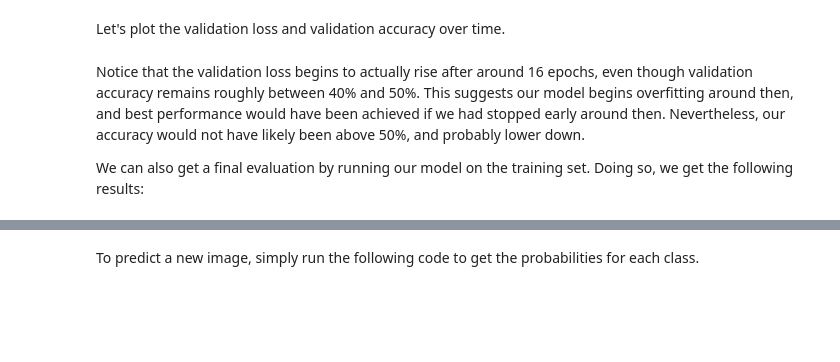
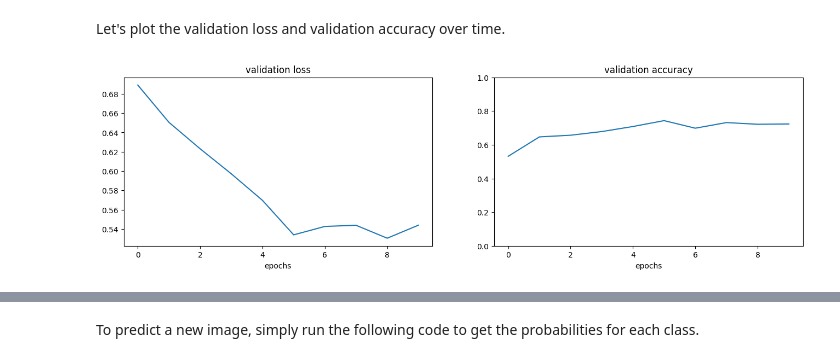
Before and after one commit to LucasRios/AIPhytonExamples, a Jupyter notebook: transfer_learning.ipynb, the cells around one changed output, grey strips where cells are left out. Saved outputs shown, nothing was run; the diff lists cells and outputs as text; code cells hidden in the pictures; blank space fills up the shorter version.

```diff
--- a/transfer_learning.ipynb
+++ b/transfer_learning.ipynb
@@ -98,14 +83,41 @@ def get_image(path):
 # %% [markdown]
 Load all the images from root folder
 # %%
+import gc
+
 data = []
+# 1. Definimos um limite seguro para o Colab Free (ex: 2000 imagens por categoria)
+limite_por_categoria = 2000
+
 for c, category in enumerate(categories):
     images = [os.path.join(dp, f) for dp, dn, filenames
               in os.walk(category) for f in filenames
               if os.path.splitext(f)[1].lower() in ['.jpg','.png','.jpeg']]
+
+    print(f"Tentando carregar {min(len(images), limite_por_categoria)} imagens de: {category}...")
+
+    count = 0
     for img_path in images:
+        if count >= limite_por_categoria:
+            break
+
         img, x = get_image(img_path)
-        data.append({'x':np.array(x[0]), 'y':c})
 
-# count the number of classes
+        if x is not None:
+            # 2. Convertemos para float16 IMEDIATAMENTE para economizar RAM
+            data.append({'x': np.array(x[0], dtype='float16'), 'y': c})
+            count += 1
+
+    # Ajuda a limpar lixo da memória entre uma categoria e outra
+    gc.collect()
+
 num_classes = len(categories)
+print(f"Total de imagens carregadas: {len(data)}")
+
+# --- CONVERSÃO PARA ARRAY FINAL ---
+print("Consolidando arrays...")
+X = np.array([item['x'] for item in data], dtype='float16')
+y = np.array([item['y'] for item in data], dtype='int32')
+
+
+gc.collect()
@@ -230,21 +283,19 @@ Let's plot the validation loss and validation accuracy over time.
 # %%
 fig = plt.figure(figsize=(16,4))
 ax = fig.add_subplot(121)
 ax.plot(history.history["val_loss"])
 ax.set_title("validation loss")
 ax.set_xlabel("epochs")
 
 ax2 = fig.add_subplot(122)
-ax2.plot(history.history["val_acc"])
+ax2.plot(history.history["val_accuracy"])
 ax2.set_title("validation accuracy")
 ax2.set_xlabel("epochs")
 ax2.set_ylim(0, 1)
 
 plt.show()
+# %% [output]
+[figure, added]
-# %% [markdown]
-Notice that the validation loss begins to actually rise after around 16 epochs, even though validation accuracy remains roughly between 40% and 50%. This suggests our model begins overfitting around then, and best performance would have been achieved if we had stopped early around then. Nevertheless, our accuracy would not have likely been above 50%, and probably lower down.
-
-We can also get a final evaluation by running our model on the training set. Doing so, we get the following results:
 # %%
 loss, accuracy = model.evaluate(x_test, y_test, verbose=0)
 print('Test loss:', loss)
```
Also changed, not shown: parts of 36 cells of this notebook.
